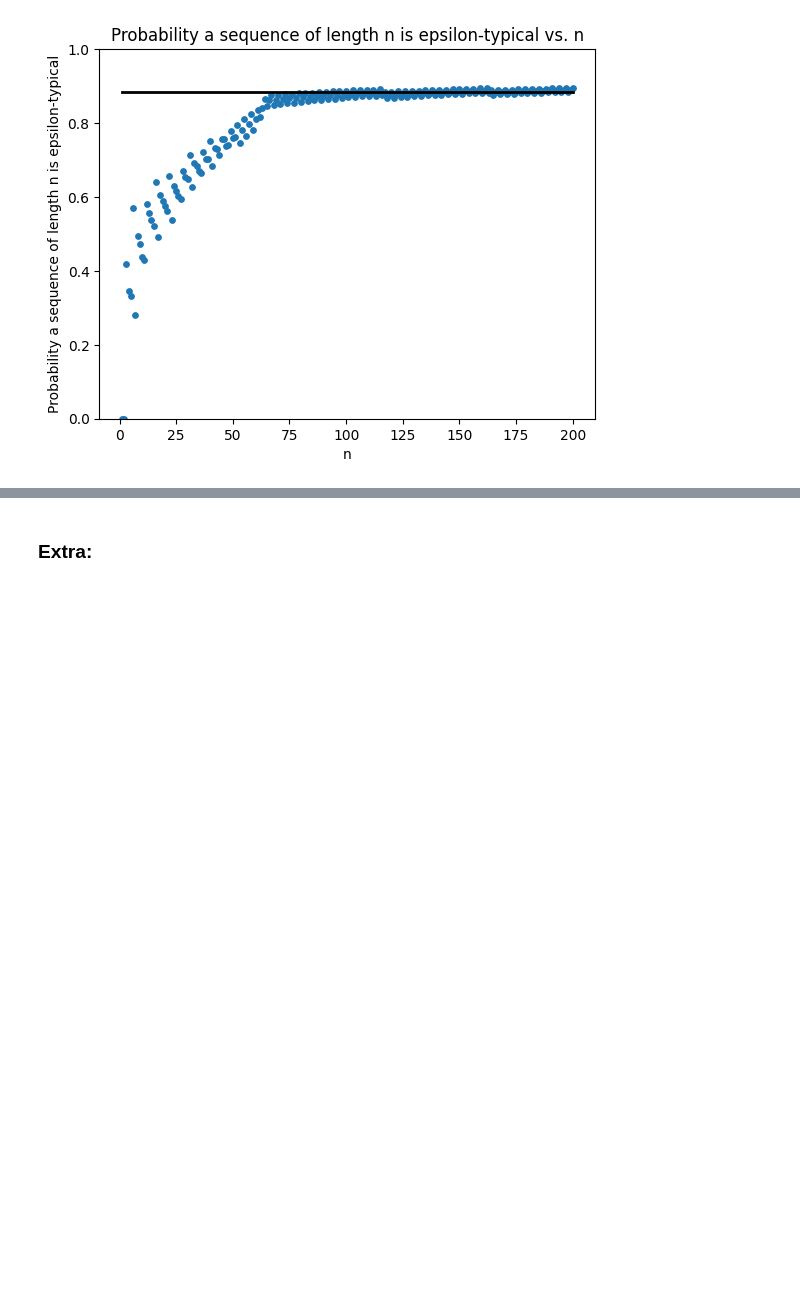
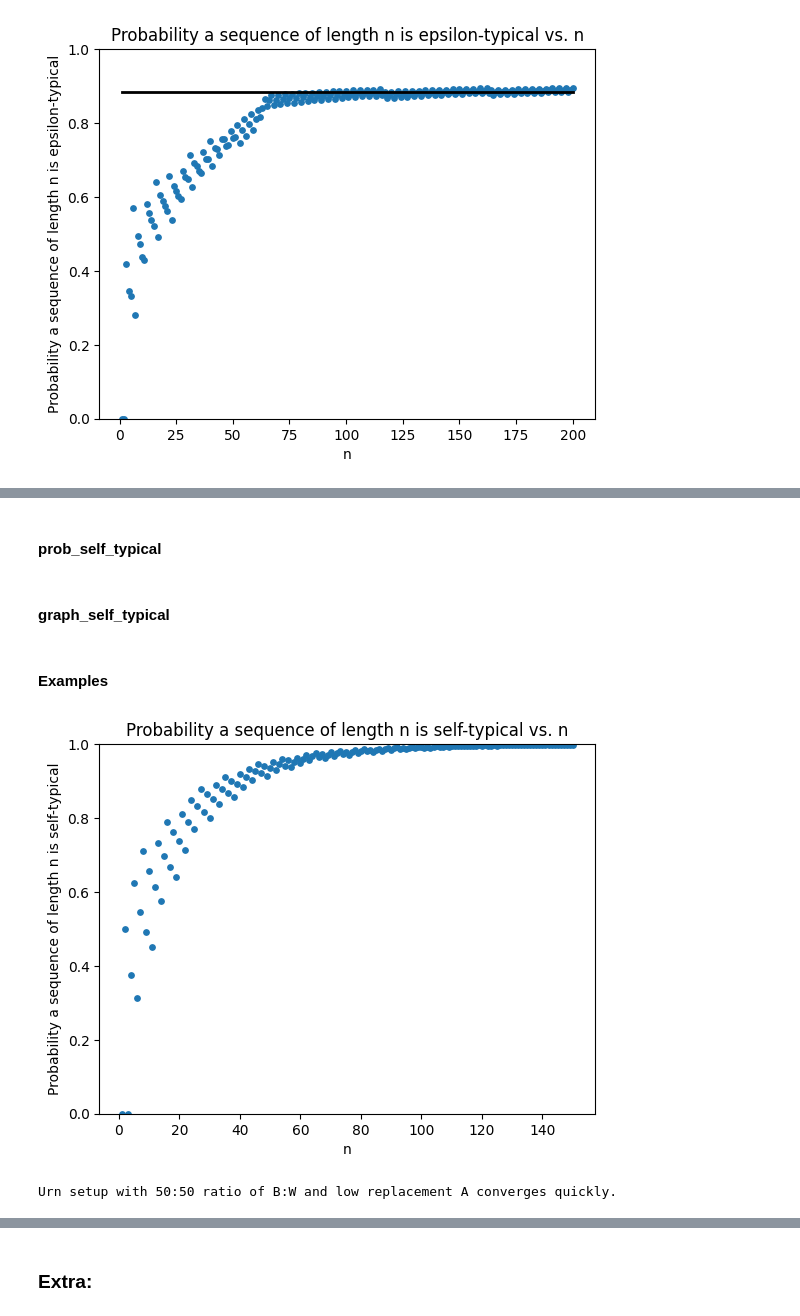
Before and after one commit to fangyuanlin2002/exchangeable-aep, a Jupyter notebook: polyasurn.ipynb, the cells around one changed output, grey strips where cells are left out. Drawn from its saved outputs; the diff is of its cells as text; code cells hidden in the pictures; blank space fills up the shorter version.

```diff
--- a/polyasurn.ipynb
+++ b/polyasurn.ipynb
@@ -89,6 +90,8 @@ def entropy(b, w):
     0.0801360473312753
     """
     p = b/(b+w)
+    if p in [0,1]:
+        return 0
     return - (p * math.log(p, 2) + (1-p) * math.log(1 - p, 2))
 # %% [markdown]
 #### eps_typical
@@ -223,0 +236,52 @@ The sequence of probabilities converges to 0.8836
+# %%
+def self_typical(b, w, a, sequence, eps):
+    assert all(x in (0, 1) for x in sequence), "Sequence must be all 1s and 0s (1s represent black balls, 0s represent white balls)."
+    n = len(sequence)
+    p_hat = sum(sequence) / n
+    H = entropy(p_hat, 1 - p_hat)
+    p = joint_polya_prob(b, w, a, sequence)
+    if abs(- (math.log(p,2) / n) - H) <= eps:
+        return True
+    return False
+# %% [markdown]
+#### prob_self_typical
+# %%
+def prob_self_typical(b, w, a, n, eps):
+    k, prob = 0, 0
+    while k <= n:
+        i, zerolist = 1, []
+        while i <= n-k:
+            zerolist.append(0)
+            i=i+1
+        sequence = [1]*k + zerolist
+        if self_typical(b, w, a, sequence, eps):
+            nfactorial = product(n - 1, lambda x: x+1)
+            nkfactorial = product(n - k - 1, lambda x: x+1)
+            n_choose_k = nfactorial / (math.factorial(k) * nkfactorial)
+            prob = prob + n_choose_k * joint_polya_prob(b, w, a, sequence)
+        k = k + 1
+    return prob
+# %% [markdown]
+#### graph_self_typical
+# %%
+def graph_self_typical(b, w, a, n_max, eps):
+    n = np.array( list( range(1, n_max + 1) ) )
+    i, f_n = 1, []
+    while i <= n_max:
+        f_n.append(prob_self_typical(b, w, a, i, eps))
+        i = i+1
+    f_n = np.array(f_n)
+    plt.scatter(n, f_n, s = 15)
+    plt.ylim(0, 1)
+    plt.title("Probability a sequence of length n is self-typical vs. n")
+    plt.xlabel("n")
+    plt.ylabel("Probability a sequence of length n is self-typical")
+    plt.show()
+# %% [markdown]
+#### Examples
+# %%
+graph_self_typical(100, 100, 1, 150, 0.05)
+print("Urn setup with 50:50 ratio of B:W and low replacement A converges quickly.")
+# %% [output]
+[figure, added]
+Urn setup with 50:50 ratio of B:W and low replacement A converges quickly.
```
Also changed, not shown: parts of 7 cells of this notebook.
